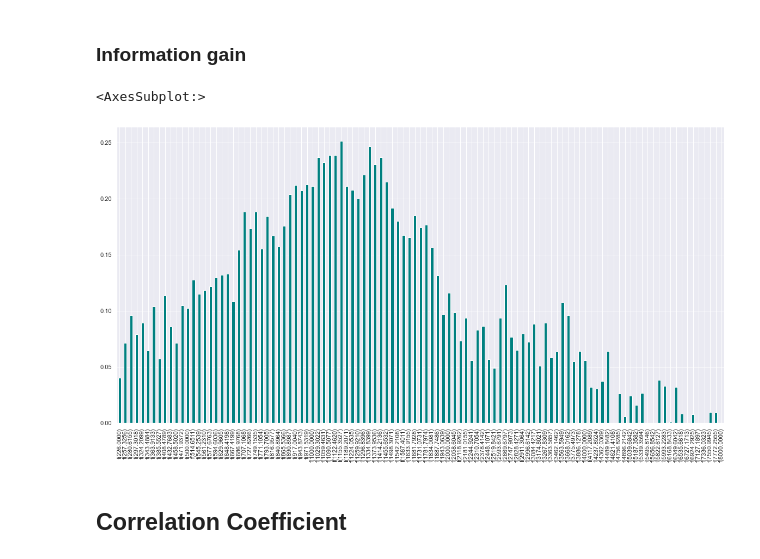
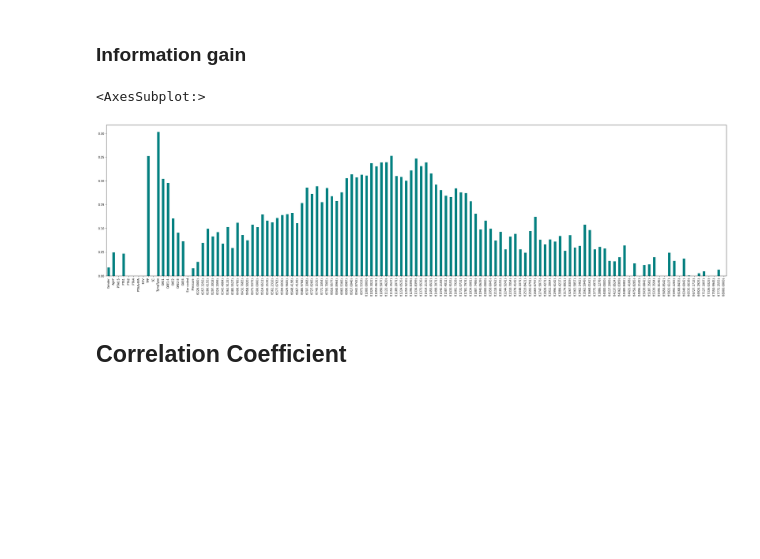
Before and after one commit to Charlene-L/CITS5553-Capstone-Project, a Jupyter notebook: ML Model/Benjamin/Feature Selection.ipynb, the cells around one changed output. Drawn from its saved outputs; the diff is of its cells as text; code cells hidden in the pictures; blank space fills up the shorter version.

```diff
--- a/ML Model/Benjamin/Feature Selection.ipynb
+++ b/ML Model/Benjamin/Feature Selection.ipynb
@@ -131,7 +84,12 @@ freqs = [f for f in features if f[:2] == "f("]
+# %%
+predictors = [f for f in features if f != 'OverallPoF']
 # %%
+# Dependent variable
 y = wba_data['OverallPoF']
 
-X = wba_data[freqs]
+# Independent and control variables
+X = wba_data[predictors]
+
 # X = X.loc[:, X.columns != 'OverallPoF']
 
 # ### TEMPORARY
@@ -236,15 +193,16 @@ assess_freqs(wba_data, freqs, ['f(343.4884)', 'f(226.0000)'])
 # %%
 from sklearn.feature_selection import mutual_info_classif
 from matplotlib.pyplot import figure
 
 importances = mutual_info_classif(X, y)
-feat_importances = pd.Series(importances, wba_data_freqsonly.columns[0:len(wba_data_freqsonly.columns)-1])
+feat_importances = pd.Series(importances, X.columns[0:len(X.columns)])
 feat_importances.plot(kind='bar', color='teal')
+
 plt.rcParams["figure.figsize"] = (40,10)
 plt.show()
 # %% [output]
 <AxesSubplot:>
-[figure, old version]
+[figure, new version]
 # %% [markdown]
 ## Correlation Coefficient
 # %%
```
Also changed, not shown: parts of 34 cells of this notebook.
